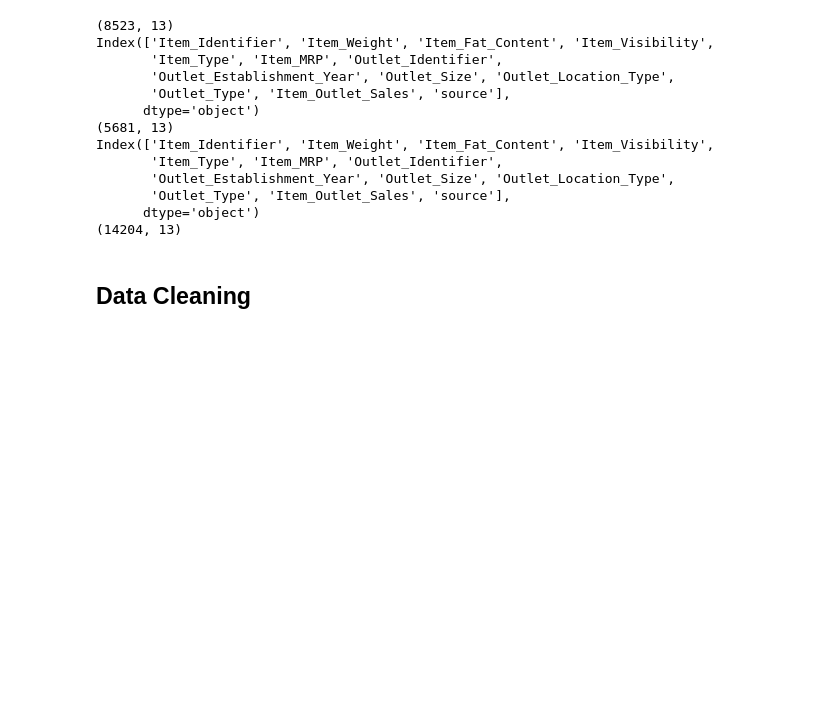
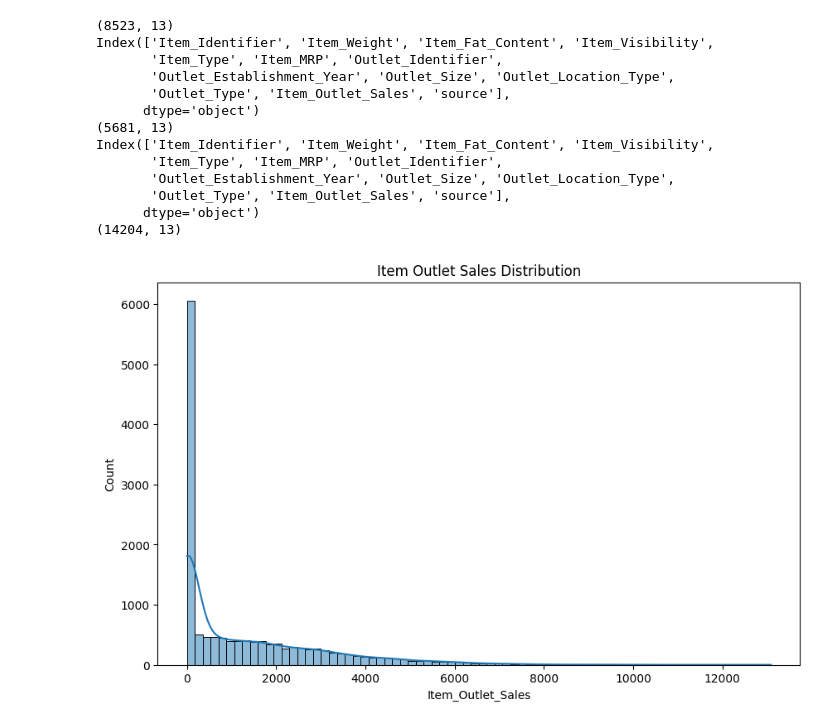
Before and after one commit to Technocolabs100/BigMart-Analysis-and-Prediction-on-Sales-Data, a Jupyter notebook: BigMartSalesPrediction.ipynb, the cells around one changed output. Drawn from its saved outputs; the diff is of its cells as text; code cells hidden in the pictures; blank space fills up the shorter version.

Commit message:
explorig categorical variables

```diff
--- a/BigMartSalesPrediction.ipynb
+++ b/BigMartSalesPrediction.ipynb
@@ -140,10 +140,3 @@ Index(['Item_Identifier', 'Item_Weight', 'Item_Fat_Content', 'Item_Visibility',
        'Outlet_Type', 'Item_Outlet_Sales', 'source'],
       dtype='object')
 (14204, 13)
-# %% [markdown]
-## Data Cleaning
-# %%
-# loading the data
-import pandas as pd
-
-data = pd.read_csv('data/Train.csv')
@@ -156,8 +142,0 @@ data.info()
-# %%
-# checking for missing values
-data.isnull().sum()
-# there are missing values in 'Item_Weight' and 'Outlet_Size' columns
-# we will fill the missing values in 'Item_Weight' with the mean of the column
-# and the missing values in 'Outlet_Size' with the mode of the column
-data['Item_Weight'].fillna(data['Item_Weight'].mean(), inplace=True)
-data['Outlet_Size'].fillna(data['Outlet_Size'].mode()[0], inplace=True)
@@ -165,0 +143,10 @@ data['Outlet_Size'].fillna(data['Outlet_Size'].mode()[0], inplace=True)
+# %%
+# describing the data and plotting the distribution of the target variable
+
+data.describe()
+plt.figure(figsize = (10, 6)) # 10 for width and 6 for height
+sns.histplot(data['Item_Outlet_Sales'],kde=True) # kde is the kernel density estimation which is used to plot the probability density of a continuous variable
+plt.title('Item Outlet Sales Distribution')
+plt.show()
+# %% [output]
+[figure, added]
```
Also changed, not shown: parts of 11 cells of this notebook.
